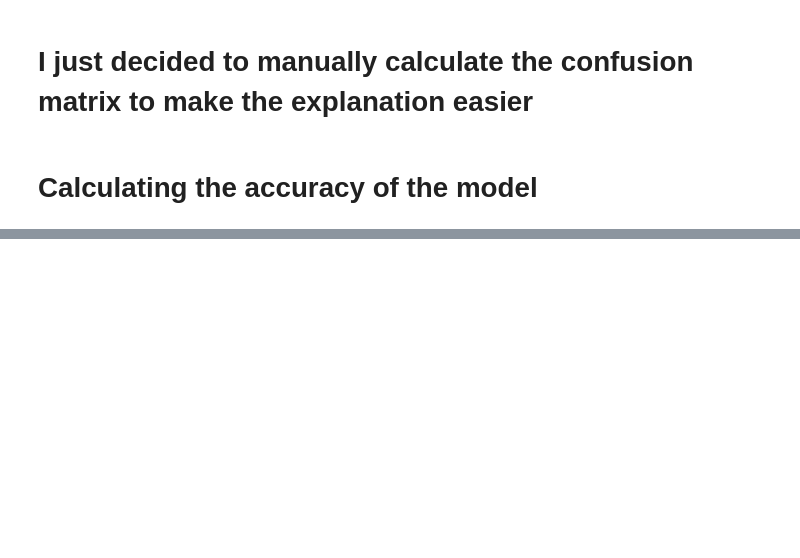
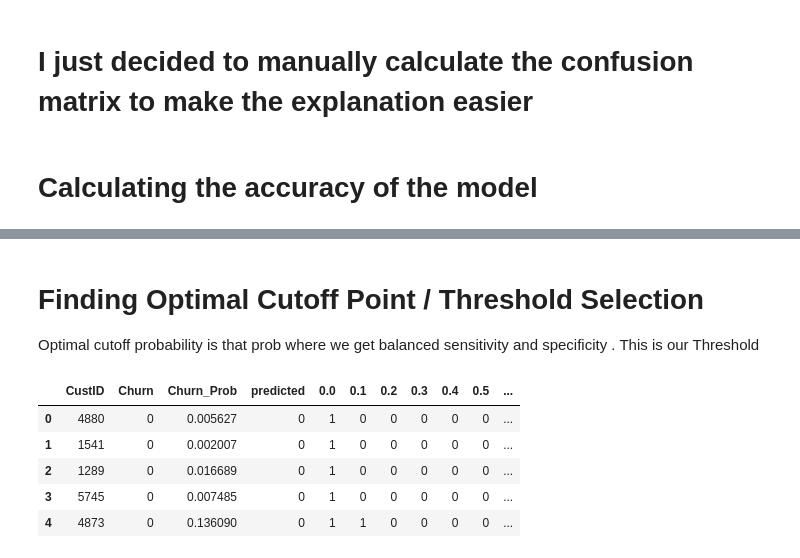
Before and after one commit to code-JOA/MiniMachineLearning, a Jupyter notebook: LogisticRegression_PredictingCustomerChurn/CustomerChurnPrediction.ipynb, the cells around one changed output, grey strips where cells are left out. Drawn from its saved outputs; the diff is of its cells as text; code cells hidden in the pictures; blank space fills up the shorter version.

```diff
--- a/LogisticRegression_PredictingCustomerChurn/CustomerChurnPrediction.ipynb
+++ b/LogisticRegression_PredictingCustomerChurn/CustomerChurnPrediction.ipynb
@@ -1277,0 +1347,17 @@ plot_confusion_matrix2(cnf_matrix)
+# %% [markdown]
+# Finding Optimal Cutoff Point / Threshold Selection
+
+Optimal cutoff probability is that prob where we get balanced sensitivity and specificity . This is our Threshold
+# %%
+# Let's create columns with different probability cutoffs
+numbers = [float(x)/10 for x in range(10)]
+for i in numbers:
+    y_pred_final[i]= y_pred_final.Churn_Prob.map( lambda x: 1 if x > i else 0)
+y_pred_final.head()
+# %% [output]
+|  | CustID | Churn | Churn_Prob | predicted | 0.0 | 0.1 | 0.2 | 0.3 | 0.4 | 0.5 | ... |
+| 0 | 4880 | 0 | 0.005627 | 0 | 1 | 0 | 0 | 0 | 0 | 0 | ... |
+| 1 | 1541 | 0 | 0.002007 | 0 | 1 | 0 | 0 | 0 | 0 | 0 | ... |
+| 2 | 1289 | 0 | 0.016689 | 0 | 1 | 0 | 0 | 0 | 0 | 0 | ... |
+| 3 | 5745 | 0 | 0.007485 | 0 | 1 | 0 | 0 | 0 | 0 | 0 | ... |
+| 4 | 4873 | 0 | 0.136090 | 0 | 1 | 1 | 0 | 0 | 0 | 0 | ... |
```
Also changed, not shown: parts of 28 cells of this notebook.
